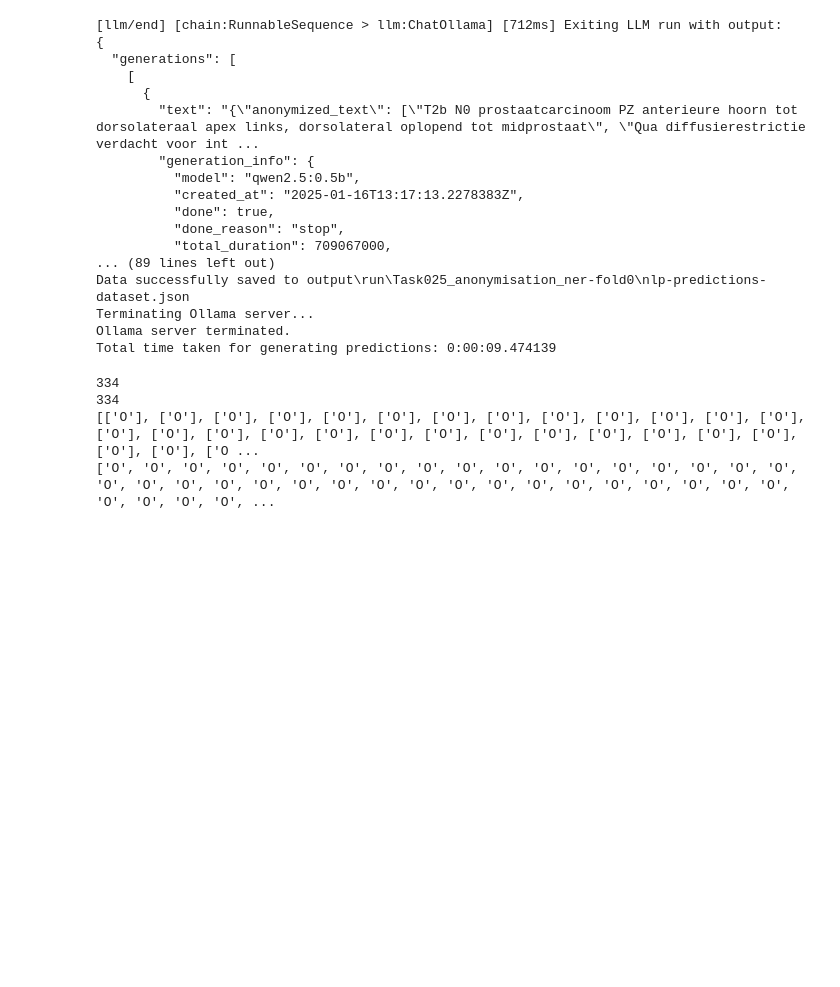
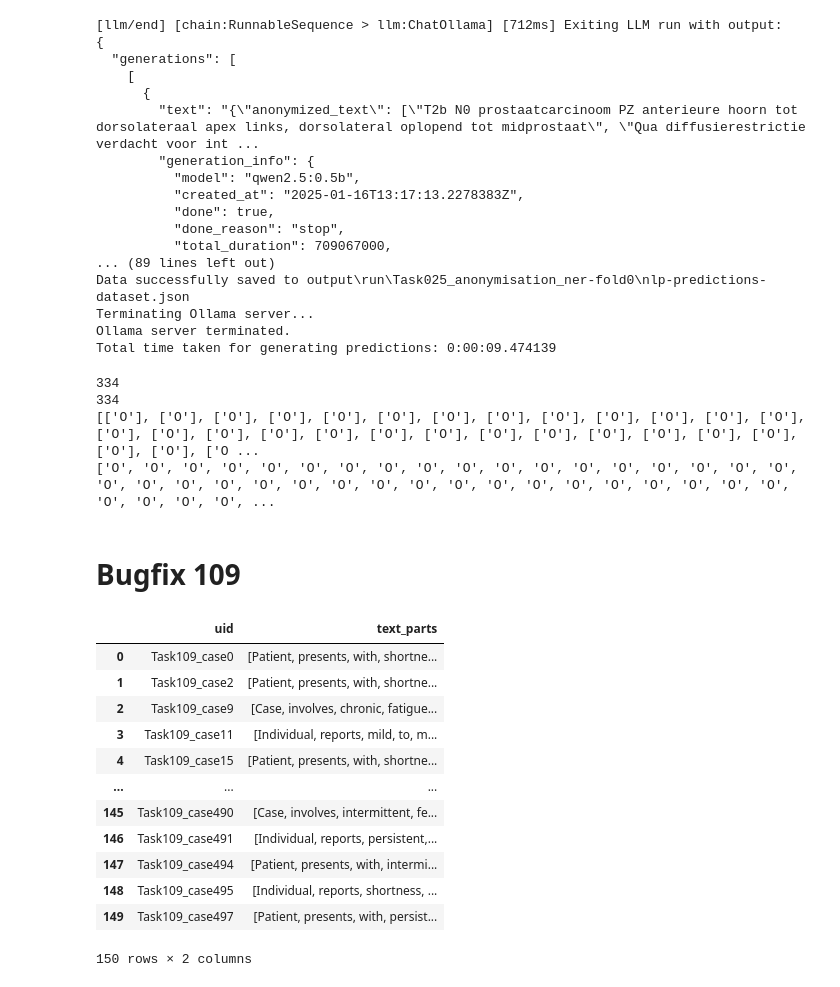
Before and after one commit to DIAGNijmegen/dragon_submission_llm_extractinator_phi4, a Jupyter notebook: llm_extractinator/test_NER.ipynb, the cells around one changed output. Saved outputs shown, nothing was run; the diff lists cells and outputs as text; code cells hidden in the pictures; blank space fills up the shorter version.

```diff
--- a/llm_extractinator/test_NER.ipynb
+++ b/llm_extractinator/test_NER.ipynb
@@ -304,3 +304,26 @@ print(case["named_entity_recognition_target"].values[0])
 334
 [['O'], ['O'], ['O'], ['O'], ['O'], ['O'], ['O'], ['O'], ['O'], ['O'], ['O'], ['O'], ['O'], ['O'], ['O'], ['O'], ['O'], ['O'], ['O'], ['O'], ['O'], ['O'], ['O'], ['O'], ['O'], ['O'], ['O'], ['O'], ['O ...
 ['O', 'O', 'O', 'O', 'O', 'O', 'O', 'O', 'O', 'O', 'O', 'O', 'O', 'O', 'O', 'O', 'O', 'O', 'O', 'O', 'O', 'O', 'O', 'O', 'O', 'O', 'O', 'O', 'O', 'O', 'O', 'O', 'O', 'O', 'O', 'O', 'O', 'O', 'O', 'O', ...
+# %% [markdown]
+# Bugfix 109
+# %%
+import pandas as pd
+
+ground_truth = pd.read_json("109-ground.json")
+prediction = pd.read_json("109.json")
+
+ground_truth
+# %% [output]
+|  | uid | text_parts |
+| 0 | Task109_case0 | [Patient, presents, with, shortne... |
+| 1 | Task109_case2 | [Patient, presents, with, shortne... |
+| 2 | Task109_case9 | [Case, involves, chronic, fatigue... |
+| 3 | Task109_case11 | [Individual, reports, mild, to, m... |
+| 4 | Task109_case15 | [Patient, presents, with, shortne... |
+| ... | ... | ... |
+| 145 | Task109_case490 | [Case, involves, intermittent, fe... |
+| 146 | Task109_case491 | [Individual, reports, persistent,... |
+| 147 | Task109_case494 | [Patient, presents, with, intermi... |
+| 148 | Task109_case495 | [Individual, reports, shortness, ... |
+| 149 | Task109_case497 | [Patient, presents, with, persist... |
+150 rows × 2 columns
```
Also changed, not shown: parts of 1 cell of this notebook, 7 other files.
